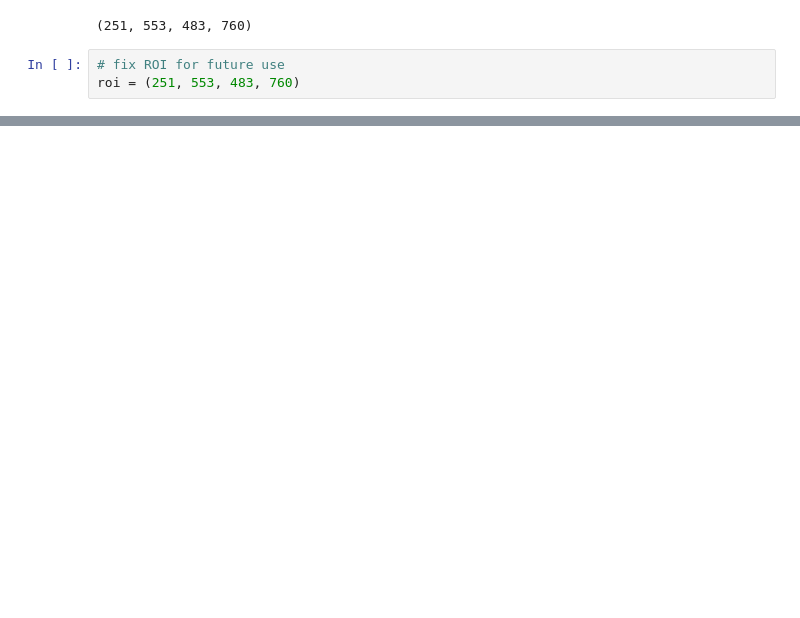
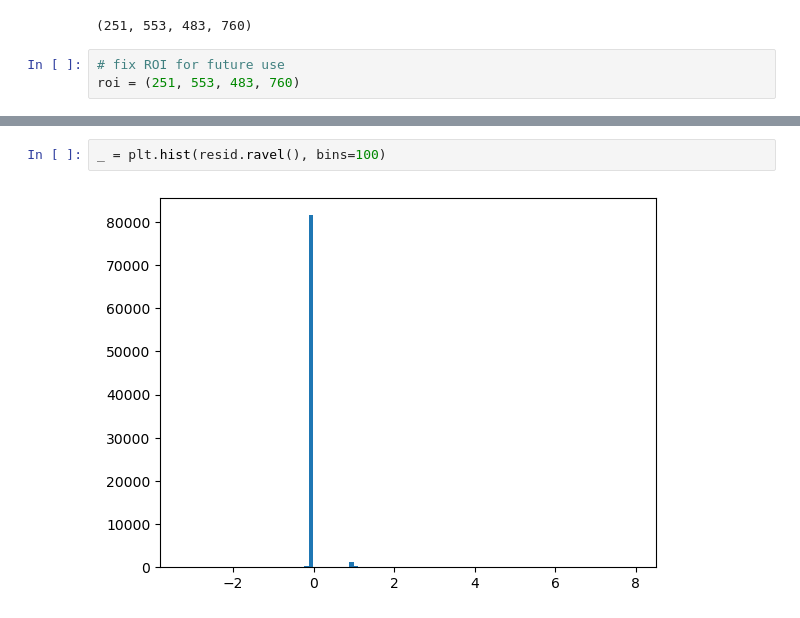
Before and after one commit to parkus/airglow, a Jupyter notebook: notebooks/01_background_roi_dev.ipynb, the cells around one changed output, grey strips where cells are left out. Cells and saved outputs as stored; diff of their text form; blank space fills up the shorter version.

```diff
--- a/notebooks/01_background_roi_dev.ipynb
+++ b/notebooks/01_background_roi_dev.ipynb
@@ -162,0 +161,4 @@ plt.show()
+# %%
+_ = plt.hist(resid.ravel(), bins=100)
+# %% [output]
+[figure, added]
```
Also changed, not shown: parts of 6 cells of this notebook.
